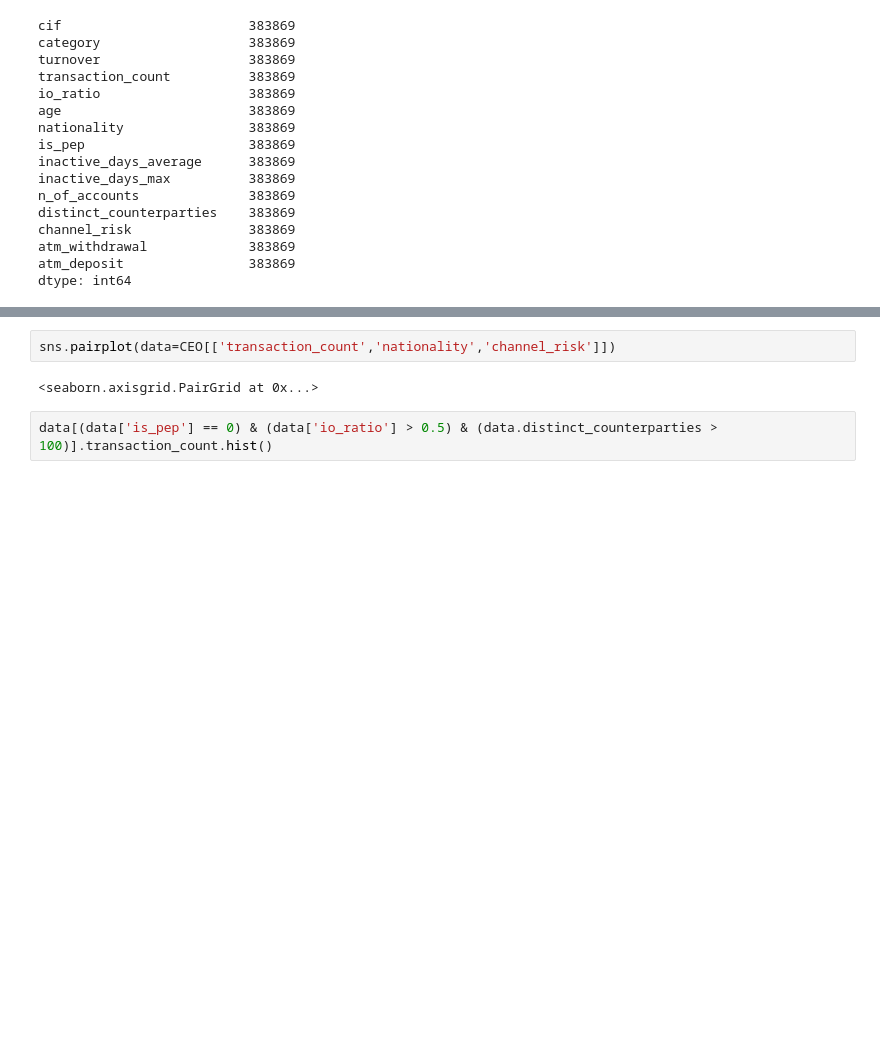
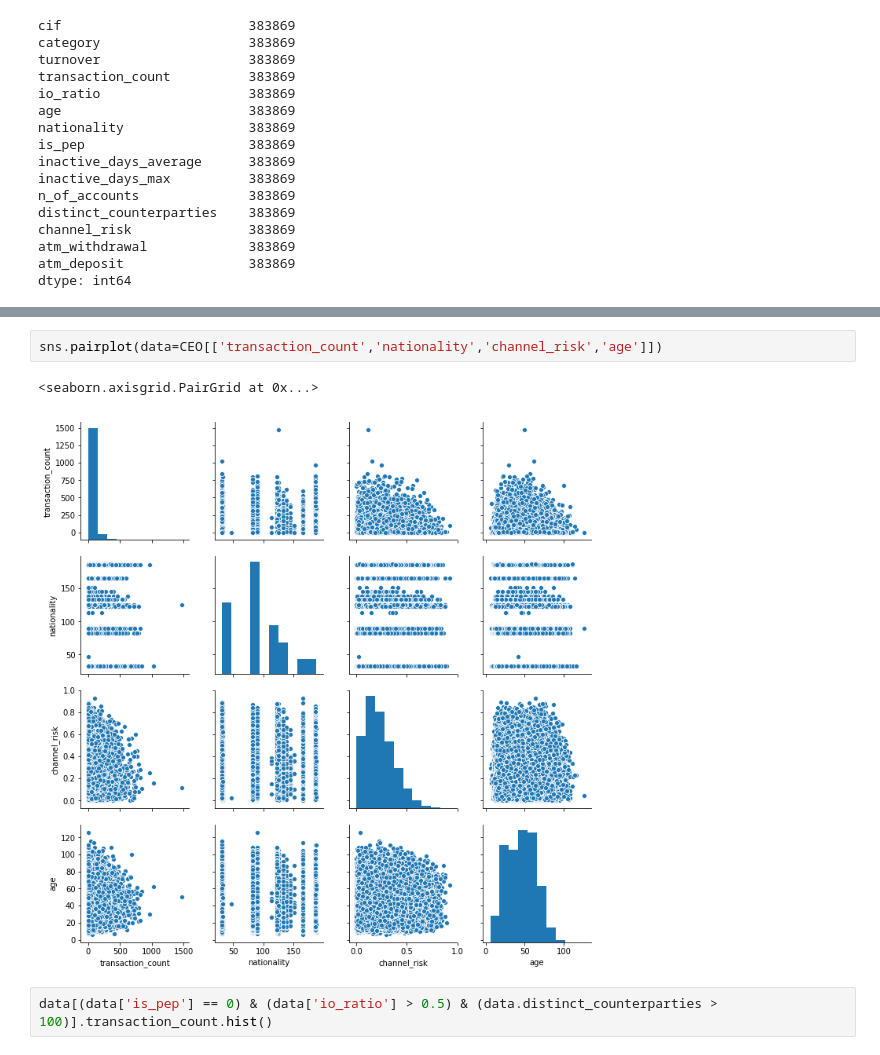
Before and after one commit to Lamiaka/hack-n-lead-2019, a Jupyter notebook: Exploration/Exploration_LK.ipynb, the cells around one changed output, grey strips where cells are left out. Cells and saved outputs as stored; diff of their text form; blank space fills up the shorter version.

```diff
--- a/Exploration/Exploration_LK.ipynb
+++ b/Exploration/Exploration_LK.ipynb
@@ -308,7 +352,8 @@ dtype: int64
 # %%
-sns.pairplot(data=CEO[['transaction_count','nationality','channel_risk']])
+sns.pairplot(data=CEO[['transaction_count','nationality','channel_risk','age']])
 # %% [output]
 <seaborn.axisgrid.PairGrid at 0x...>
+[figure, added]
 # %%
 data[(data['is_pep'] == 0) & (data['io_ratio'] > 0.5) & (data.distinct_counterparties > 100)].transaction_count.hist()
 # %% [output]
```
Also changed, not shown: parts of 13 cells of this notebook, 3 other files.
